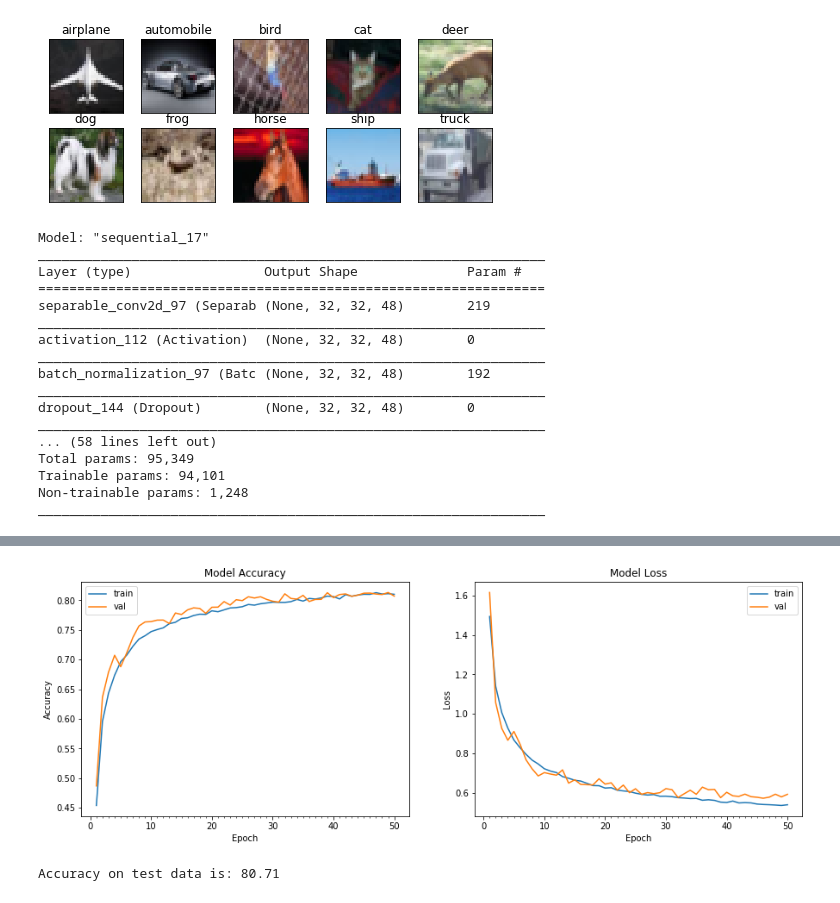
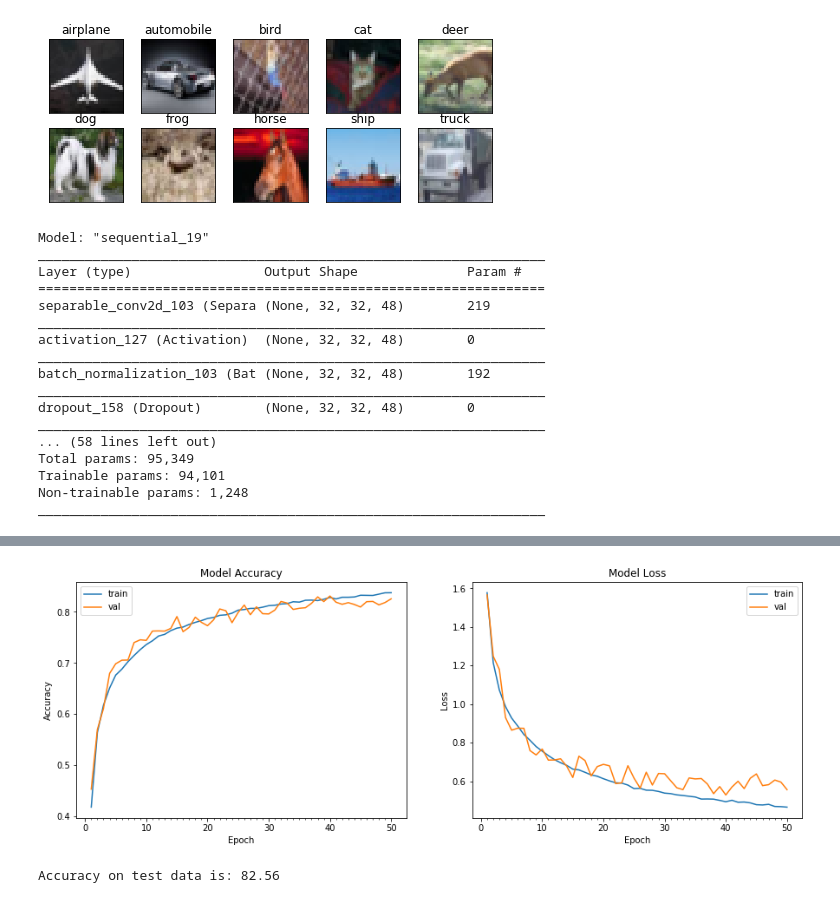
Before and after one commit to marsred/The_School_Of_AI, a Jupyter notebook: Session3/assignment.ipynb, the cells around one changed output, grey strips where cells are left out. Drawn from its saved outputs; the diff is of its cells as text; code cells hidden in the pictures.

```diff
--- a/Session3/assignment.ipynb
+++ b/Session3/assignment.ipynb
@@ -168,27 +168,28 @@ model.add(Dropout(0.2))
 model.add(Dense(num_classes, activation='softmax'))
 
 # learning rate
-from keras.optimizers import Adam
-from keras.callbacks import LearningRateScheduler
-def scheduler(epoch, lr):
-  return round(0.003 * 1/(1 + 0.4 * epoch), 10)
+#from keras.optimizers import Adam
+#from keras.callbacks import LearningRateScheduler
+#def scheduler(epoch, lr):
+#  return round(0.003 * 1/(1 + 0.4 * epoch), 10)
 
 # Compile the model
-model.compile(optimizer=Adam(lr=0.003), loss='categorical_crossentropy', metrics=['accuracy'])
+#model.compile(optimizer=Adam(lr=0.003), loss='categorical_crossentropy', metrics=['accuracy'])
+model.compile(optimizer='adam', loss='categorical_crossentropy', metrics=['accuracy'])
 # %%
 model.summary()
 # %% [output]
-Model: "sequential_17"
+Model: "sequential_19"
 _________________________________________________________________
 Layer (type)                 Output Shape              Param #
 =================================================================
-separable_conv2d_97 (Separab (None, 32, 32, 48)        219
+separable_conv2d_103 (Separa (None, 32, 32, 48)        219
 _________________________________________________________________
-activation_112 (Activation)  (None, 32, 32, 48)        0
+activation_127 (Activation)  (None, 32, 32, 48)        0
 _________________________________________________________________
-batch_normalization_97 (Batc (None, 32, 32, 48)        192
+batch_normalization_103 (Bat (None, 32, 32, 48)        192
 _________________________________________________________________
-dropout_144 (Dropout)        (None, 32, 32, 48)        0
+dropout_158 (Dropout)        (None, 32, 32, 48)        0
 _________________________________________________________________
 ... (58 lines left out)
 Total params: 95,349
@@ -207,8 +208,7 @@ start = time.time()
 # Train the model
 model_info = model.fit_generator(datagen.flow(train_features, train_labels, batch_size = 128),
                                  samples_per_epoch = train_features.shape[0], nb_epoch = 50,
-                                 validation_data = (test_features, test_labels), verbose=1,
-                                 callbacks=[LearningRateScheduler(scheduler, verbose=1)])
+                                 validation_data = (test_features, test_labels), verbose=1)
 end = time.time()
 print ("Model took %0.2f seconds to train"%(end - start))
 # plot model history
@@ -236,2 +236,2 @@ Model took 2331.18 seconds to train
-[figure, old version]
+[figure, new version]
-Accuracy on test data is: 80.71
+Accuracy on test data is: 82.56
```
Also changed, not shown: parts of 1 cell of this notebook.
